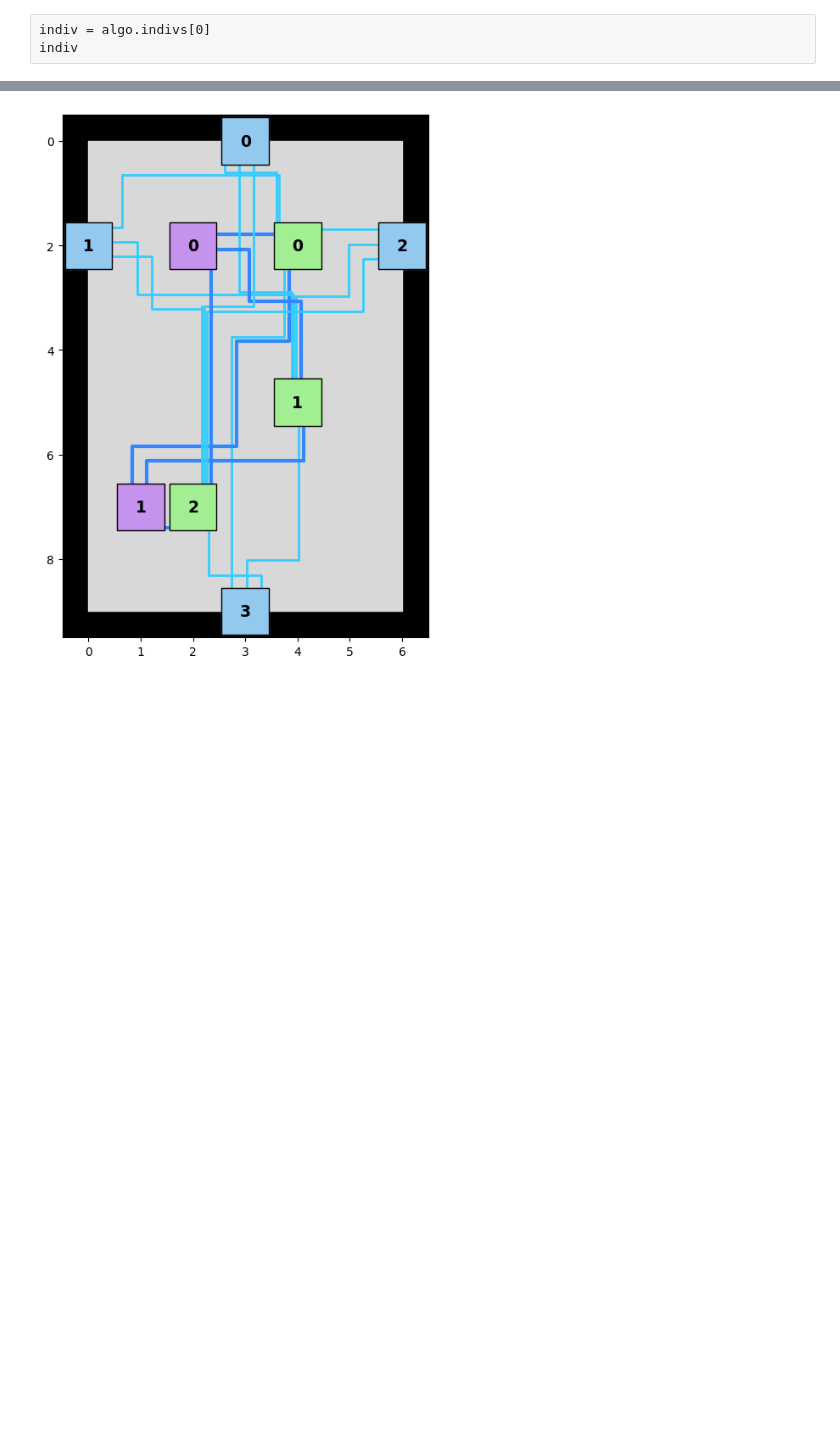
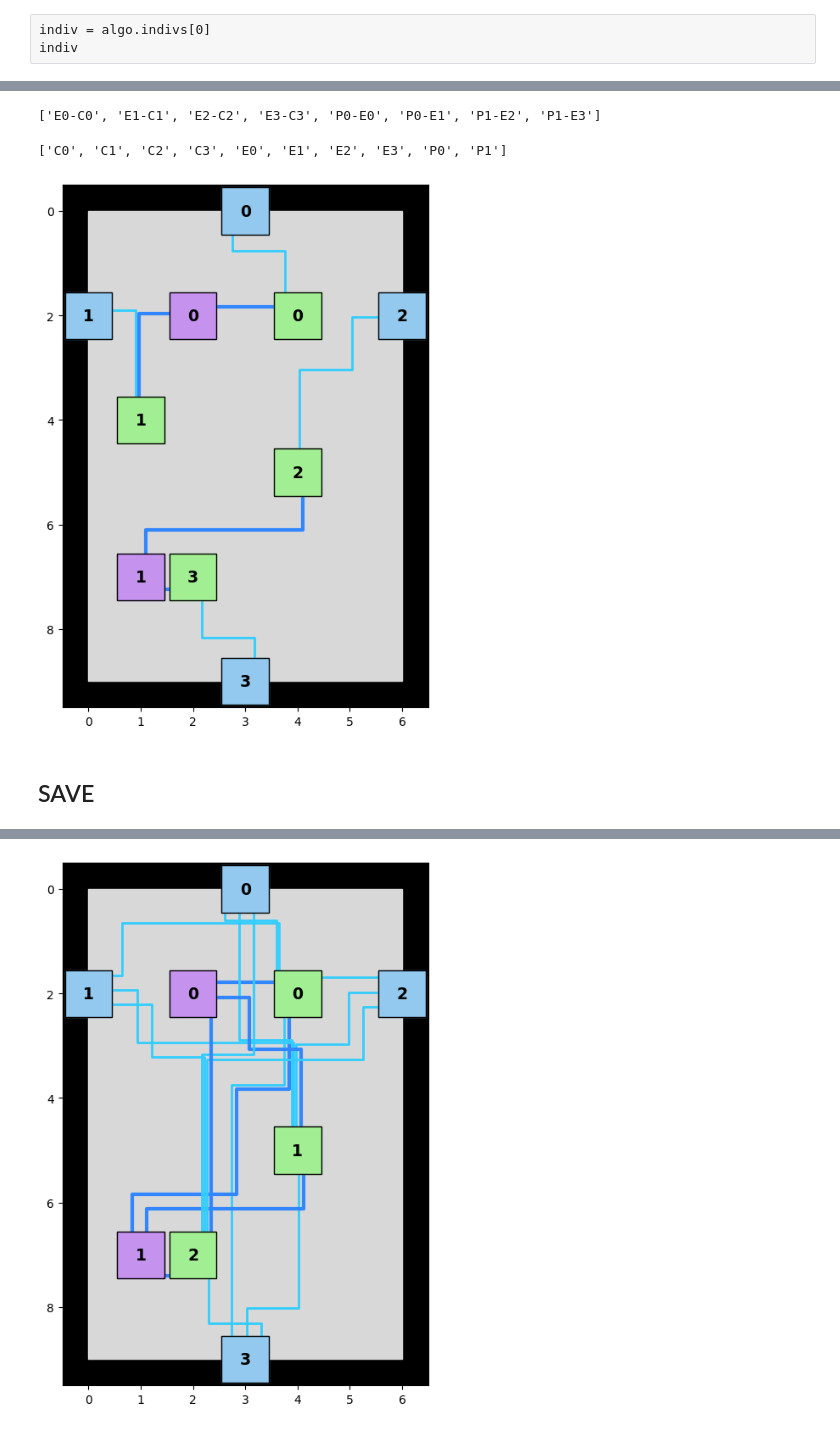
Before and after one commit to egos/valeo, a Jupyter notebook: New.ipynb, the cells around one changed output, grey strips where cells are left out. Drawn from its saved outputs; the diff is of its cells as text; code cells hidden in the pictures; blank space fills up the shorter version.

```diff
--- a/New.ipynb
+++ b/New.ipynb
@@ -973,8 +902,3 @@ pd.read_excel('data.xlsx', sheet_name= 'map (4)',header = None)
-# %%
-algo.GroupDict = {0: 1,
-                  1: 1,
-                  2: 0,
-                  3: 2}
 # %% [raw]
 ListPompes = algo.DataCategorie['Pompe']['Unique']
 dict(zip(ListPompes, [10]*len(ListPompes)))
@@ -1004,8 +928,9 @@ indiv
 # %%
 algo.PompesSelect = ['Pa','Pa']
 # %%
-Name =  'E0-C1,E1-C2,E2-C0,E2-C3,P0-E1,P1-E0,P1-E2'
-Name = "E1-C0,E1-C1,E1-C2,E1-C3,P1-E1"
+# Name = 'E0-C1,E1-C2,E2-C0,E2-C3,P0-E1,P1-E0,P1-E2'
+# Name = "E1-C0,E1-C1,E1-C2,E1-C3,P1-E1"
+Name = "E0-C0,E1-C1,E2-C2,E3-C3,P0-E0,P0-E1,P1-E2,P1-E3"
 # Name = "E0-C0,E0-C2,E1-C1,E1-C3,P0-E1,P0-E0"
 indiv = Indiv_reverse(Name,algo)
 indiv
@@ -1032,0 +1014,5 @@ SelectSlot = algo.DictPos.keys()
+# %%
+Name = indiv['Name']
+dist_Connect , BusName = Bus_Connection(algo, indiv)
+dist_Connect
+NameBus
@@ -1032,0 +1088,18 @@ SelectSlot = algo.DictPos.keys()
+# %%
+ElemsList = ['Clist','Elist','Plist']
+Elems = ['C','E','P']
+SelectSlot = []
+List_EtoC = indiv['List_EtoC']
+List_PtoE = indiv['List_PtoE']
+for n in range(3):
+    SelectSlot+= ['{}{}'.format(Elems[n],i) for i in indiv[ElemsList[n]]]
+SelectLine = indiv['Name']
+SelectLine
+SelectSlot
+fig = new_plot(algo, BusName, SelectSlot)
+# %% [output]
+['E0-C0', 'E1-C1', 'E2-C2', 'E3-C3', 'P0-E0', 'P0-E1', 'P1-E2', 'P1-E3']
+['C0', 'C1', 'C2', 'C3', 'E0', 'E1', 'E2', 'E3', 'P0', 'P1']
+[figure, added]
+# %% [markdown]
+## SAVE
```
Also changed, not shown: parts of 70 cells of this notebook, 5 other files.
